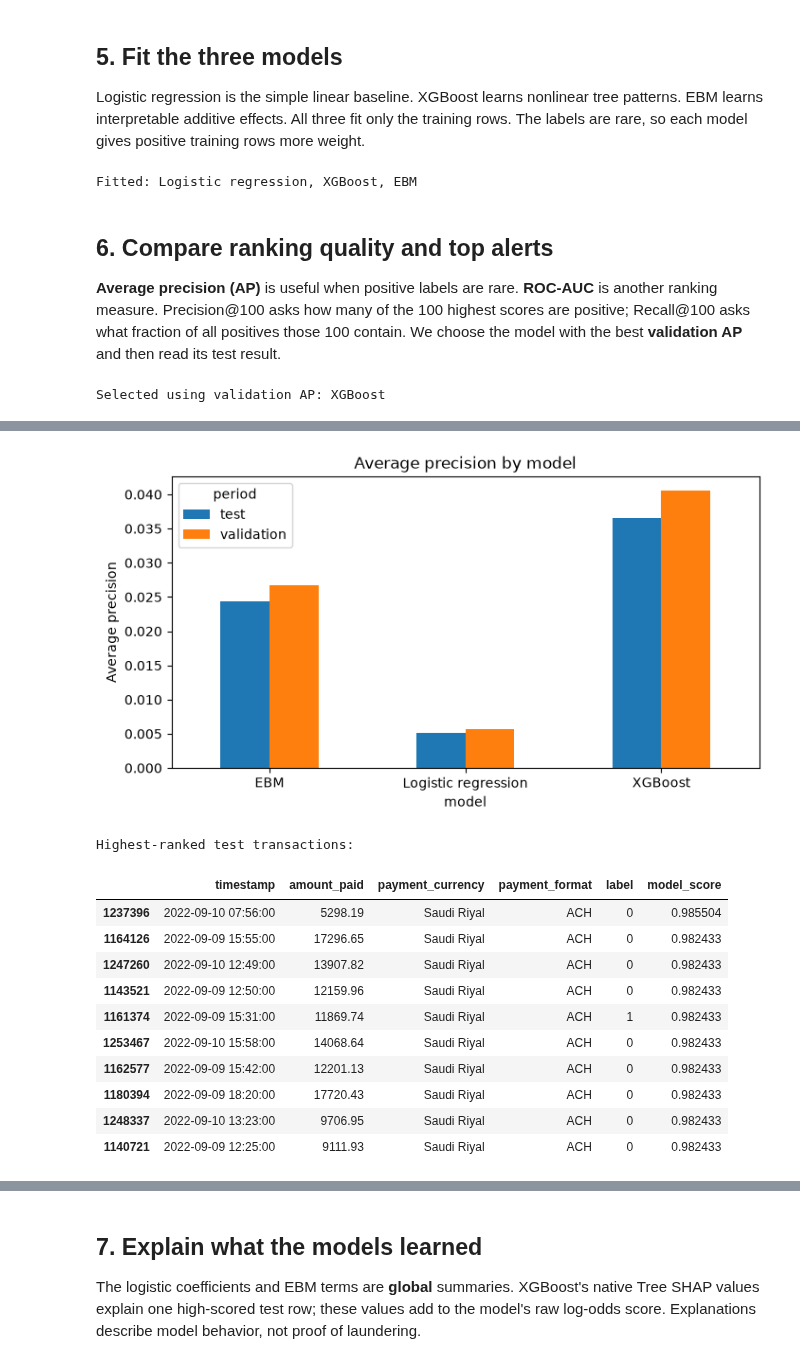
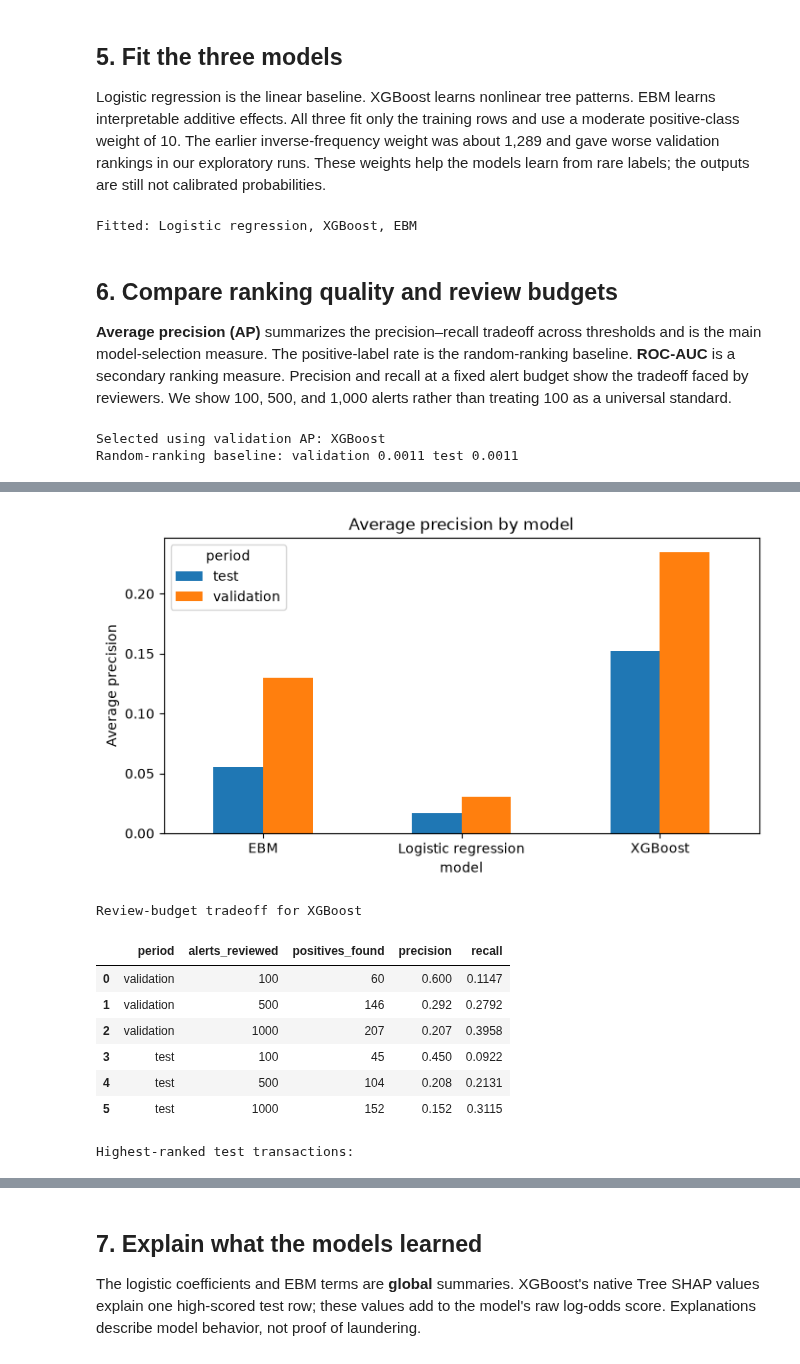
Before and after one commit to codewithdaniel1/Explainable-AML-Transaction-Monitoring, a Jupyter notebook: aml_modeling.ipynb, the cells around one changed output, grey strips where cells are left out. Saved outputs shown, nothing was run; the diff lists cells and outputs as text; code cells hidden in the pictures.

Commit message:
Improve AML features and alert budget analysis

```diff
--- a/aml_modeling.ipynb
+++ b/aml_modeling.ipynb
@@ -40,9 +40,10 @@ parts = []
 for chunk in pd.read_csv(
     DATA_PATH,
     chunksize=100_000,
-    usecols=["Timestamp", "From Bank", "Account", "To Bank", "Amount Paid",
+    usecols=["Timestamp", "From Bank", "Account", "To Bank", "Account.1",
+             "Amount Received", "Receiving Currency", "Amount Paid",
              "Payment Currency", "Payment Format", "Is Laundering"],
-    dtype={"From Bank": str, "Account": str, "To Bank": str},
+    dtype={"From Bank": str, "Account": str, "To Bank": str, "Account.1": str},
 ):
     timestamps = pd.to_datetime(chunk["Timestamp"])
     keep = (timestamps < "2022-09-11") & (rng.random(len(chunk)) < SAMPLE_FRACTION)
@@ -53,11 +54,15 @@ transactions = pd.concat(parts, ignore_index=True).rename(columns={
     "From Bank": "from_bank",
     "Account": "from_account",
     "To Bank": "to_bank",
+    "Account.1": "to_account",
+    "Amount Received": "amount_received",
+    "Receiving Currency": "receiving_currency",
     "Amount Paid": "amount_paid",
     "Payment Currency": "payment_currency",
     "Payment Format": "payment_format",
     "Is Laundering": "label",
 })
+del parts, chunk
 transactions["timestamp"] = pd.to_datetime(transactions["timestamp"])
 transactions = transactions.sort_values("timestamp", kind="stable").reset_index(drop=True)
 print(f"Sampled rows: {len(transactions):,}")
@@ -152,12 +168,13 @@ Model features: 26
 # %% [markdown]
 ## 5. Fit the three models
 
-Logistic regression is the simple linear baseline. XGBoost learns nonlinear tree patterns. EBM learns interpretable additive effects. All three fit only the training rows. The labels are rare, so each model gives positive training rows more weight.
+Logistic regression is the linear baseline. XGBoost learns nonlinear tree patterns. EBM learns interpretable additive effects. All three fit only the training rows and use a moderate positive-class weight of 10. The earlier inverse-frequency weight was about 1,289 and gave worse validation rankings in our exploratory runs. These weights help the models learn from rare labels; the outputs are still not calibrated probabilities.
 # %%
-positive_weight = (len(y_train) - y_train.sum()) / y_train.sum()
+positive_weight = 10
+weights = np.where(y_train == 1, positive_weight, 1.0)
 models = {
     "Logistic regression": make_pipeline(
-        StandardScaler(), LogisticRegression(class_weight="balanced", max_iter=500)
+        StandardScaler(), LogisticRegression(max_iter=500)
     ),
     "XGBoost": XGBClassifier(
         n_estimators=120, max_depth=3, learning_rate=0.08,
@@ -168,17 +185,18 @@ models = {
         interactions=0, outer_bags=1, max_rounds=200, n_jobs=4, random_state=SEED
     ),
 }
-models["Logistic regression"].fit(X_train, y_train)
+models["Logistic regression"].fit(
+    X_train, y_train, logisticregression__sample_weight=weights
+)
 models["XGBoost"].fit(X_train, y_train)
-weights = np.where(y_train == 1, positive_weight, 1.0)
 models["EBM"].fit(X_train, y_train, sample_weight=weights)
 print("Fitted:", ", ".join(models))
 # %% [output]
 Fitted: Logistic regression, XGBoost, EBM
 # %% [markdown]
-## 6. Compare ranking quality and top alerts
+## 6. Compare ranking quality and review budgets
 
-**Average precision (AP)** is useful when positive labels are rare. **ROC-AUC** is another ranking measure. Precision@100 asks how many of the 100 highest scores are positive; Recall@100 asks what fraction of all positives those 100 contain. We choose the model with the best **validation AP** and then read its test result.
+**Average precision (AP)** summarizes the precision–recall tradeoff across thresholds and is the main model-selection measure. The positive-label rate is the random-ranking baseline. **ROC-AUC** is a secondary ranking measure. Precision and recall at a fixed alert budget show the tradeoff faced by reviewers. We show 100, 500, and 1,000 alerts rather than treating 100 as a universal standard.
 # %%
 rows = []
 scores = {}
@@ -189,16 +207,11 @@ for name, model in models.items():
     ]:
         score = model.predict_proba(X)[:, 1]
         scores[(name, period)] = score
-        top_100 = np.argsort(-score)[:ALERT_CAPACITY]
-        positives_found = int(y.iloc[top_100].sum())
         rows.append({
             "model": name,
             "period": period,
             "average_precision": average_precision_score(y, score),
             "roc_auc": roc_auc_score(y, score),
-            "positives_in_top_100": positives_found,
-            "precision_at_100": positives_found / ALERT_CAPACITY,
-            "recall_at_100": positives_found / y.sum(),
         })
 results = pd.DataFrame(rows)
 selected_model = (
@@ -207,6 +220,8 @@ selected_model = (
     .iloc[0]["model"]
 )
 print("Selected using validation AP:", selected_model)
+print("Random-ranking baseline: validation", round(y_validation.mean(), 4),
+      "test", round(y_test.mean(), 4))
 display(results.round(4))
 results.pivot(index="model", columns="period", values="average_precision").plot.bar(
     figsize=(8, 4), title="Average precision by model"
@@ -215,12 +230,29 @@ plt.ylabel("Average precision")
 plt.xticks(rotation=0)
 plt.show()
 
+budget_rows = []
+for period, y in [("validation", y_validation), ("test", y_test)]:
+    ranked = np.argsort(-scores[(selected_model, period)])
+    for budget in ALERT_CAPACITIES:
+        found = int(y.iloc[ranked[:budget]].sum())
+        budget_rows.append({
+            "period": period,
+            "alerts_reviewed": budget,
+            "positives_found": found,
+            "precision": found / budget,
+            "recall": found / y.sum(),
+        })
+print("Review-budget tradeoff for", selected_model)
+display(pd.DataFrame(budget_rows).round(4))
+
 top = np.argsort(-scores[(selected_model, "test")])[:10]
 top_transactions = test.iloc[top][[
-    "timestamp", "amount_paid", "payment_currency", "payment_format", "label"
+    "timestamp", "amount_paid", "payment_currency", "amount_received",
+    "receiving_currency", "payment_format", "label"
 ]].copy()
 top_transactions["model_score"] = scores[(selected_model, "test")][top]
 print("Highest-ranked test transactions:")
 display(top_transactions)
 # %% [output]
 Selected using validation AP: XGBoost
+Random-ranking baseline: validation 0.0011 test 0.0011
@@ -234,13 +266,10 @@ Selected using validation AP: XGBoost
-[figure, old version]
+[figure, new version]
-Highest-ranked test transactions:
+Review-budget tradeoff for XGBoost
-|  | timestamp | amount_paid | payment_currency | payment_format | label | model_score |
-| 1237396 | 2022-09-10 07:56:00 | 5298.19 | Saudi Riyal | ACH | 0 | 0.985504 |
-| 1164126 | 2022-09-09 15:55:00 | 17296.65 | Saudi Riyal | ACH | 0 | 0.982433 |
-| 1247260 | 2022-09-10 12:49:00 | 13907.82 | Saudi Riyal | ACH | 0 | 0.982433 |
-| 1143521 | 2022-09-09 12:50:00 | 12159.96 | Saudi Riyal | ACH | 0 | 0.982433 |
-| 1161374 | 2022-09-09 15:31:00 | 11869.74 | Saudi Riyal | ACH | 1 | 0.982433 |
-| 1253467 | 2022-09-10 15:58:00 | 14068.64 | Saudi Riyal | ACH | 0 | 0.982433 |
-| 1162577 | 2022-09-09 15:42:00 | 12201.13 | Saudi Riyal | ACH | 0 | 0.982433 |
-| 1180394 | 2022-09-09 18:20:00 | 17720.43 | Saudi Riyal | ACH | 0 | 0.982433 |
-| 1248337 | 2022-09-10 13:23:00 | 9706.95 | Saudi Riyal | ACH | 0 | 0.982433 |
-| 1140721 | 2022-09-09 12:25:00 | 9111.93 | Saudi Riyal | ACH | 0 | 0.982433 |
+|  | period | alerts_reviewed | positives_found | precision | recall |
+| 0 | validation | 100 | 60 | 0.600 | 0.1147 |
+| 1 | validation | 500 | 146 | 0.292 | 0.2792 |
+| 2 | validation | 1000 | 207 | 0.207 | 0.3958 |
+| 3 | test | 100 | 45 | 0.450 | 0.0922 |
+| 4 | test | 500 | 104 | 0.208 | 0.2131 |
+| 5 | test | 1000 | 152 | 0.152 | 0.3115 |
+Highest-ranked test transactions:
```
Also changed, not shown: parts of 12 cells of this notebook, 2 other files.
